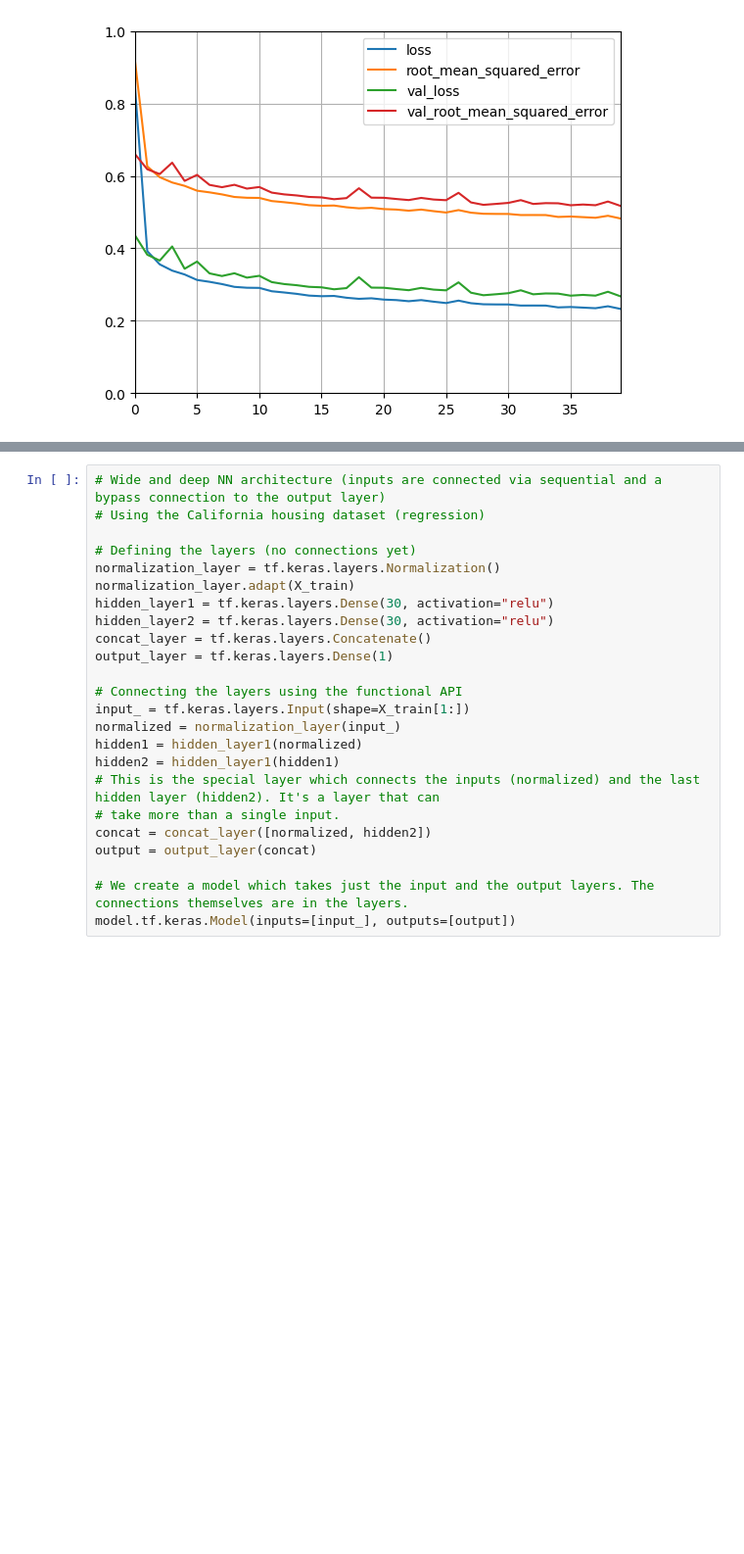
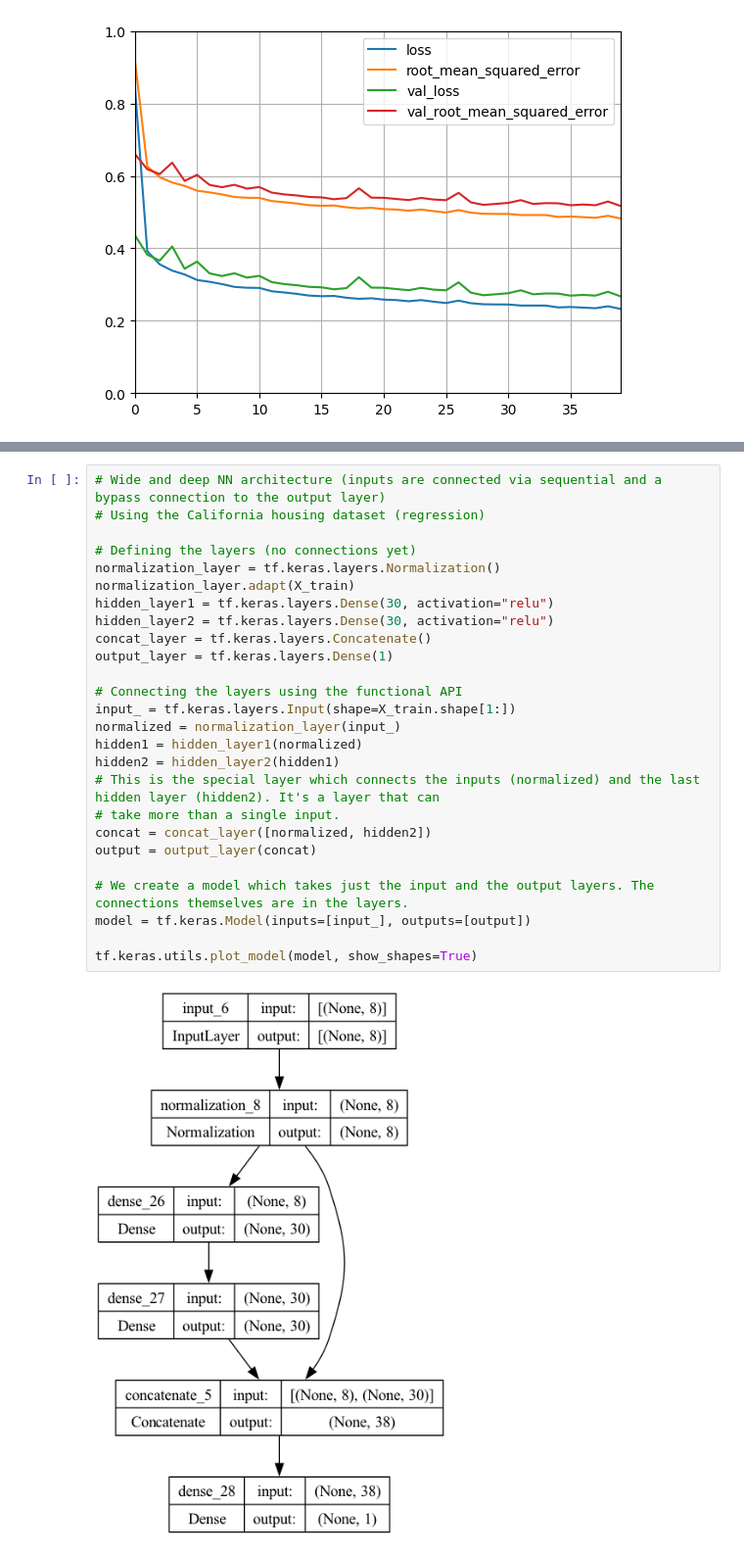
Before and after one commit to adamscarlat/hands-on-ML-with-Scikit-Learn-and-Tensorflow, a Jupyter notebook: edition3/ch10-neural-networks-1/keras.ipynb, the cells around one changed output, grey strips where cells are left out. Shown at 98% size. Cells and saved outputs as stored; diff of their text form; blank space fills up the shorter version.

Commit message:
keras

```diff
--- a/edition3/ch10-neural-networks-1/keras.ipynb
+++ b/edition3/ch10-neural-networks-1/keras.ipynb
@@ -233,24 +235,28 @@ Used to build more complex network architectures
 # %%
 # Wide and deep NN architecture (inputs are connected via sequential and a bypass connection to the output layer)
 # Using the California housing dataset (regression)
 
 # Defining the layers (no connections yet)
 normalization_layer = tf.keras.layers.Normalization()
 normalization_layer.adapt(X_train)
 hidden_layer1 = tf.keras.layers.Dense(30, activation="relu")
 hidden_layer2 = tf.keras.layers.Dense(30, activation="relu")
 concat_layer = tf.keras.layers.Concatenate()
 output_layer = tf.keras.layers.Dense(1)
 
 # Connecting the layers using the functional API
-input_ = tf.keras.layers.Input(shape=X_train[1:])
+input_ = tf.keras.layers.Input(shape=X_train.shape[1:])
 normalized = normalization_layer(input_)
 hidden1 = hidden_layer1(normalized)
-hidden2 = hidden_layer1(hidden1)
+hidden2 = hidden_layer2(hidden1)
 # This is the special layer which connects the inputs (normalized) and the last hidden layer (hidden2). It's a layer that can
 # take more than a single input.
 concat = concat_layer([normalized, hidden2])
 output = output_layer(concat)
 
 # We create a model which takes just the input and the output layers. The connections themselves are in the layers.
-model.tf.keras.Model(inputs=[input_], outputs=[output])
+model = tf.keras.Model(inputs=[input_], outputs=[output])
+
+tf.keras.utils.plot_model(model, show_shapes=True)
+# %% [output]
+[figure, added]
```
Also changed, not shown: parts of 9 cells of this notebook, 1 other file.
